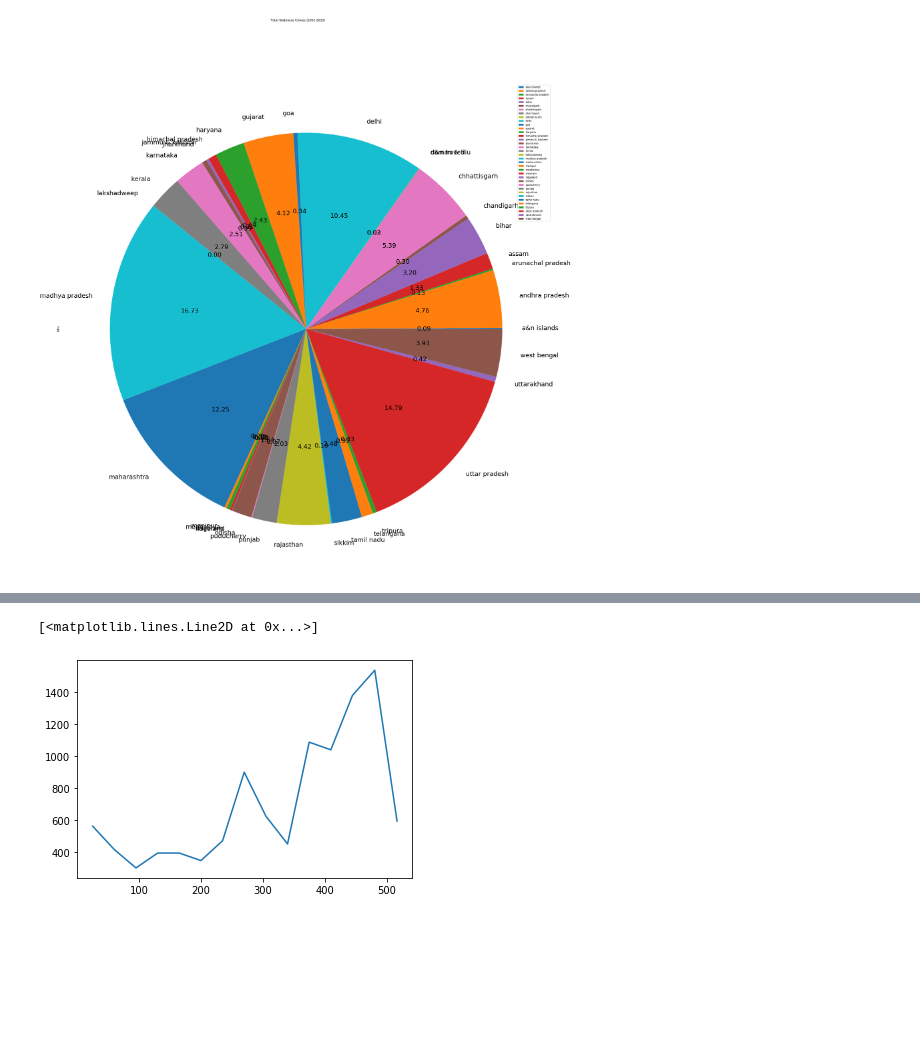
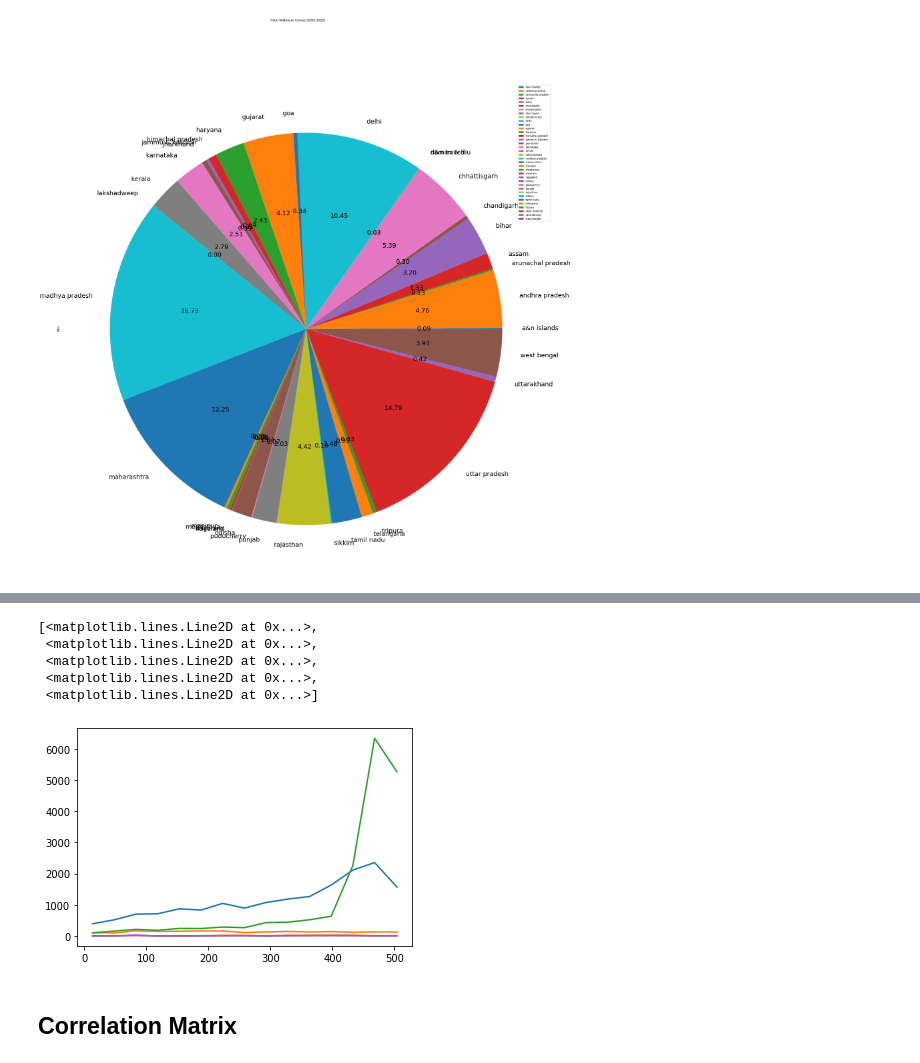
Before and after one commit to rynaa/crime-analysis-report-1, a Jupyter notebook: data_aggregation.ipynb, the cells around one changed output, grey strips where cells are left out. Cells and saved outputs as stored; diff of their text form; code cells hidden in the pictures; blank space fills up the shorter version.

Commit message:
visualisation: Adds comments and docs for midTerm Eval

```diff
--- a/data_aggregation.ipynb
+++ b/data_aggregation.ipynb
@@ -206,6 +219,13 @@ madhya_pradesh_crimes
-# %%
-pyplot.plot(madhya_pradesh_crimes.loc[:,('rape')]) # 8-13 BJP;
-# %% [output]
-[<matplotlib.lines.Line2D at 0x...>]
-[figure, removed]
+# %%
+plt.pyplot.plot(madhya_pradesh_crimes.loc[:,('rape','murder', 'kidnapping and abduction',
+                                         'procuration of minor girls', 'selling girls for prostitution')])
+# %% [output]
+[<matplotlib.lines.Line2D at 0x...>,
+ <matplotlib.lines.Line2D at 0x...>,
+ <matplotlib.lines.Line2D at 0x...>,
+ <matplotlib.lines.Line2D at 0x...>,
+ <matplotlib.lines.Line2D at 0x...>]
+[figure, added]
+# %% [markdown]
+## Correlation Matrix
 # %%
```
Also changed, not shown: parts of 31 cells of this notebook.
